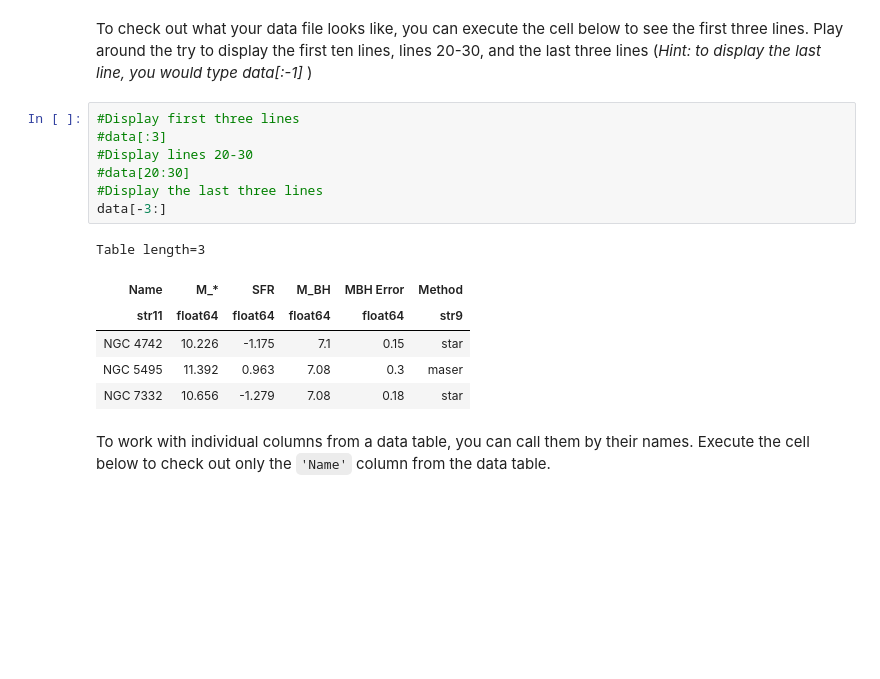
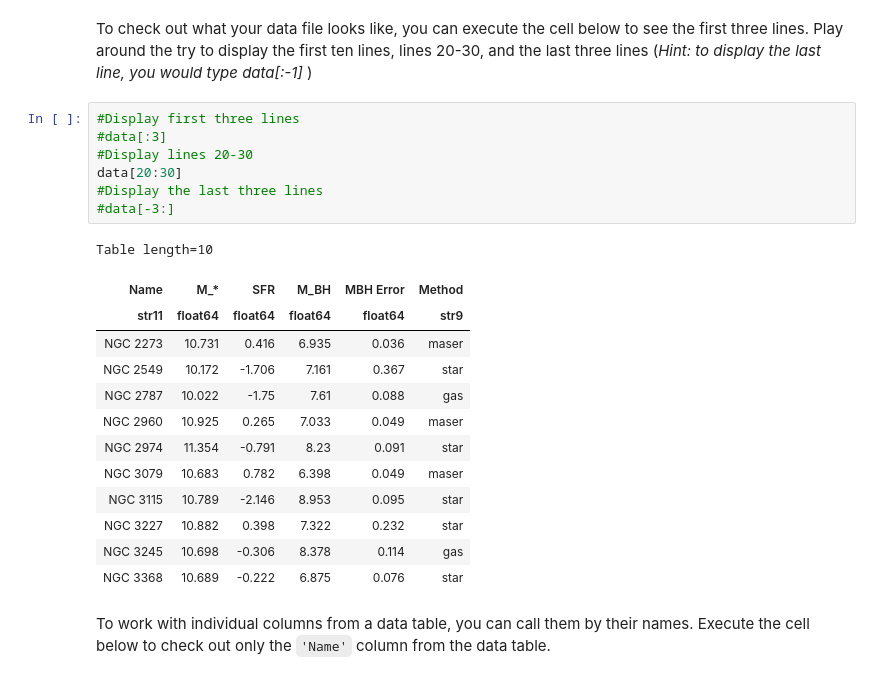
Before and after one commit to mbartlett01/AY3190, a Jupyter notebook: lessons/FinalCoding_Bartlett.ipynb, the cells around one changed output. Cells and saved outputs as stored; diff of their text form; blank space fills up the shorter version.

```diff
--- a/lessons/FinalCoding_Bartlett.ipynb
+++ b/lessons/FinalCoding_Bartlett.ipynb
@@ -36,17 +36,24 @@ To check out what your data file looks like, you can execute the cell below to s
 # %%
 #Display first three lines
 #data[:3]
 #Display lines 20-30
-#data[20:30]
+data[20:30]
 #Display the last three lines
-data[-3:]
+#data[-3:]
 # %% [output]
-Table length=3
+Table length=10
 | Name | M_* | SFR | M_BH | MBH Error | Method |
 | str11 | float64 | float64 | float64 | float64 | str9 |
-| NGC 4742 | 10.226 | -1.175 | 7.1 | 0.15 | star |
-| NGC 5495 | 11.392 | 0.963 | 7.08 | 0.3 | maser |
-| NGC 7332 | 10.656 | -1.279 | 7.08 | 0.18 | star |
+| NGC 2273 | 10.731 | 0.416 | 6.935 | 0.036 | maser |
+| NGC 2549 | 10.172 | -1.706 | 7.161 | 0.367 | star |
+| NGC 2787 | 10.022 | -1.75 | 7.61 | 0.088 | gas |
+| NGC 2960 | 10.925 | 0.265 | 7.033 | 0.049 | maser |
+| NGC 2974 | 11.354 | -0.791 | 8.23 | 0.091 | star |
+| NGC 3079 | 10.683 | 0.782 | 6.398 | 0.049 | maser |
+| NGC 3115 | 10.789 | -2.146 | 8.953 | 0.095 | star |
+| NGC 3227 | 10.882 | 0.398 | 7.322 | 0.232 | star |
+| NGC 3245 | 10.698 | -0.306 | 8.378 | 0.114 | gas |
+| NGC 3368 | 10.689 | -0.222 | 6.875 | 0.076 | star |
 # %% [markdown]
 To work with individual columns from a data table, you can call them by their names. Execute the cell below to check out only the `'Name'` column from the data table.
 # %%
```
Also changed, not shown: parts of 2 cells of this notebook, 2 other files.
